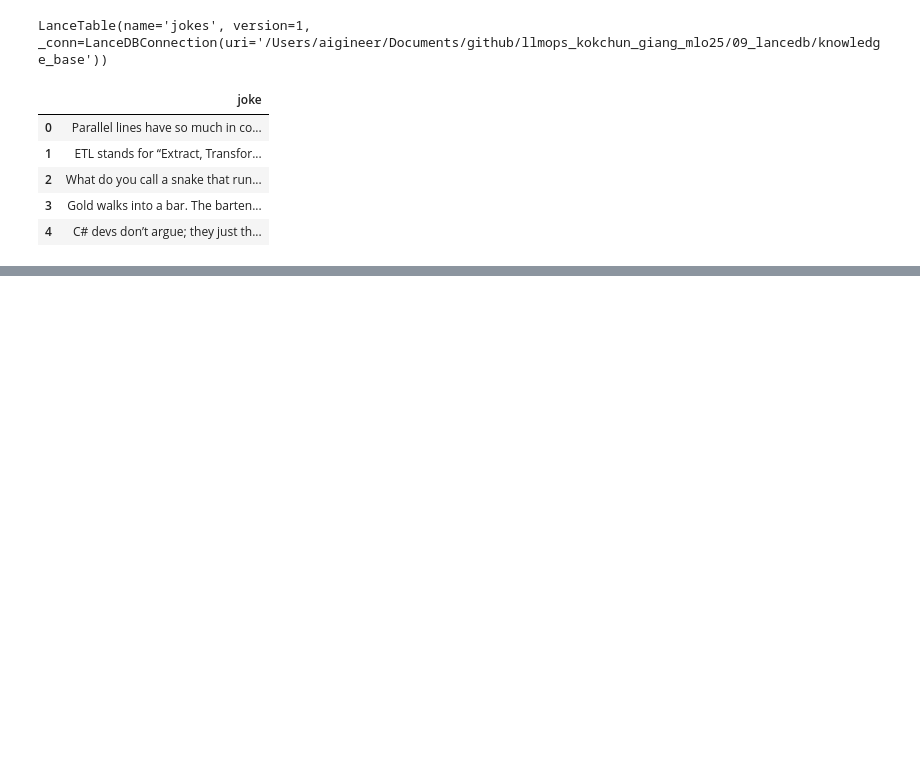
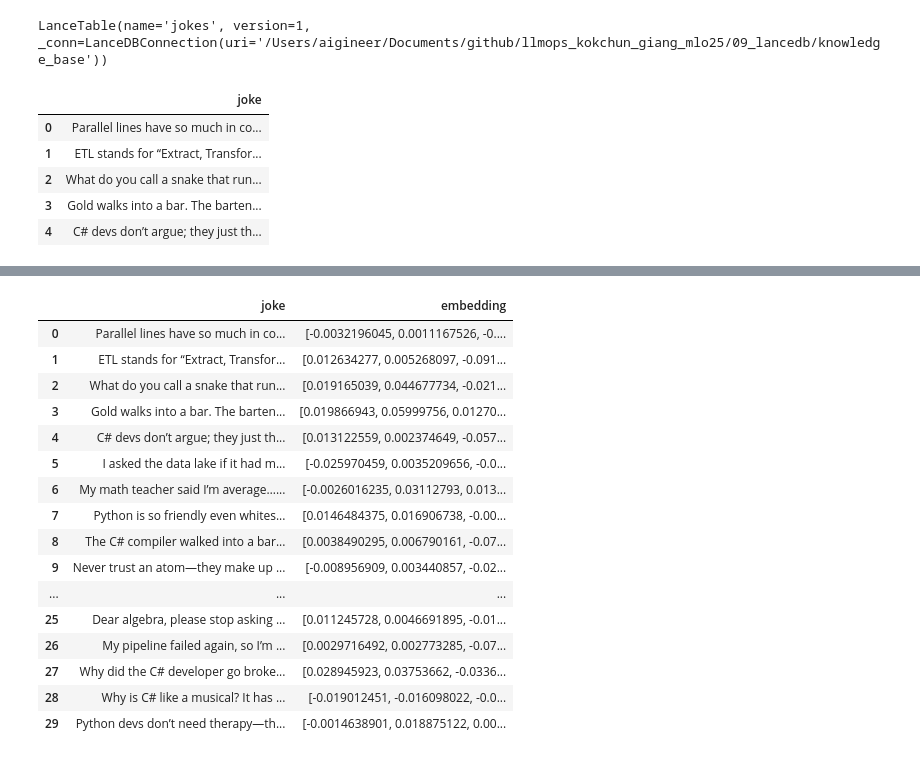
Before and after one commit to kokchun/llmops_kokchun_giang_mlo25, a Jupyter notebook: 09_lancedb/lancedb_basics.ipynb, the cells around one changed output, grey strips where cells are left out. Drawn from its saved outputs; the diff is of its cells as text; code cells hidden in the pictures; blank space fills up the shorter version.

Commit message:
added data

```diff
--- a/09_lancedb/lancedb_basics.ipynb
+++ b/09_lancedb/lancedb_basics.ipynb
@@ -216,0 +212,20 @@ KeyboardInterrupt:
+# %%
+vector_db["jokes"].to_pandas()
+# %% [output]
+|  | joke | embedding |
+| 0 | Parallel lines have so much in co... | [-0.0032196045, 0.0011167526, -0.... |
+| 1 | ETL stands for “Extract, Transfor... | [0.012634277, 0.005268097, -0.091... |
+| 2 | What do you call a snake that run... | [0.019165039, 0.044677734, -0.021... |
+| 3 | Gold walks into a bar. The barten... | [0.019866943, 0.05999756, 0.01270... |
+| 4 | C# devs don’t argue; they just th... | [0.013122559, 0.002374649, -0.057... |
+| 5 | I asked the data lake if it had m... | [-0.025970459, 0.0035209656, -0.0... |
+| 6 | My math teacher said I’m average…... | [-0.0026016235, 0.03112793, 0.013... |
+| 7 | Python is so friendly even whites... | [0.0146484375, 0.016906738, -0.00... |
+| 8 | The C# compiler walked into a bar... | [0.0038490295, 0.006790161, -0.07... |
+| 9 | Never trust an atom—they make up ... | [-0.008956909, 0.003440857, -0.02... |
+| ... | ... | ... |
+| 25 | Dear algebra, please stop asking ... | [0.011245728, 0.0046691895, -0.01... |
+| 26 | My pipeline failed again, so I’m ... | [0.0029716492, 0.002773285, -0.07... |
+| 27 | Why did the C# developer go broke... | [0.028945923, 0.03753662, -0.0336... |
+| 28 | Why is C# like a musical? It has ... | [-0.019012451, -0.016098022, -0.0... |
+| 29 | Python devs don’t need therapy—th... | [-0.0014638901, 0.018875122, 0.00... |
```
Also changed, not shown: parts of 7 cells of this notebook, 4 other files.
